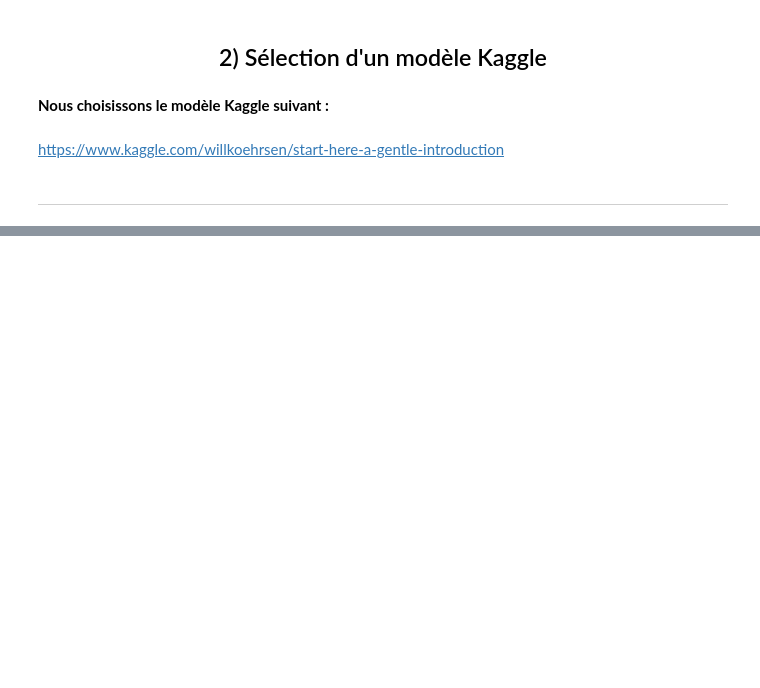
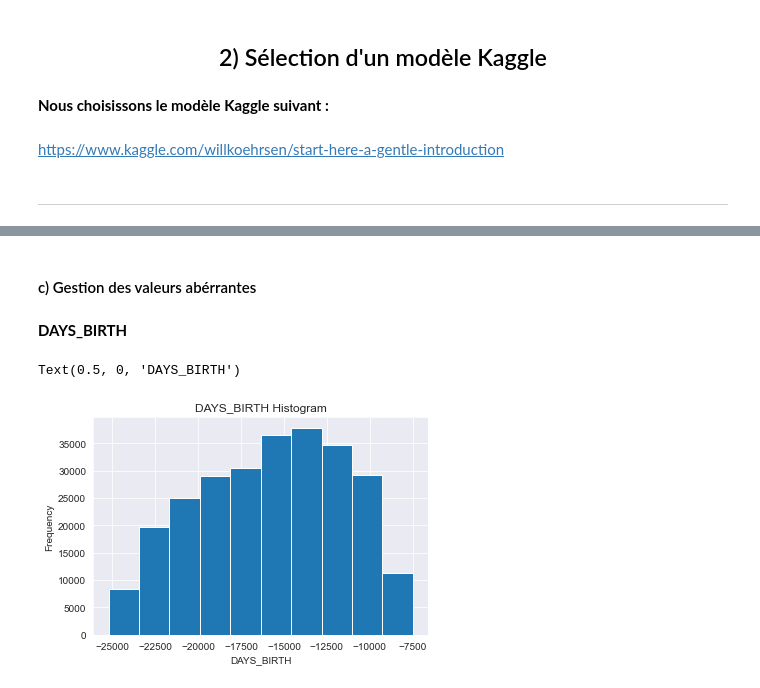
Before and after one commit to martinletouvet/oc_projet7, a Jupyter notebook: P7_Notebook.ipynb, the cells around one changed output, grey strips where cells are left out. Saved outputs shown, nothing was run; the diff lists cells and outputs as text; code cells hidden in the pictures; blank space fills up the shorter version.

```diff
--- a/P7_Notebook.ipynb
+++ b/P7_Notebook.ipynb
@@ -397,0 +566,10 @@ There are 67 columns that have missing values.
+# %% [markdown]
+#### c) Gestion des valeurs abérrantes
+# %% [markdown]
+**DAYS_BIRTH**
+# %%
+application_train['DAYS_BIRTH'].plot.hist(title = 'DAYS_BIRTH Histogram')
+plt.xlabel('DAYS_BIRTH')
+# %% [output]
+Text(0.5, 0, 'DAYS_BIRTH')
+[figure, added]
```
Also changed, not shown: parts of 135 cells of this notebook.
